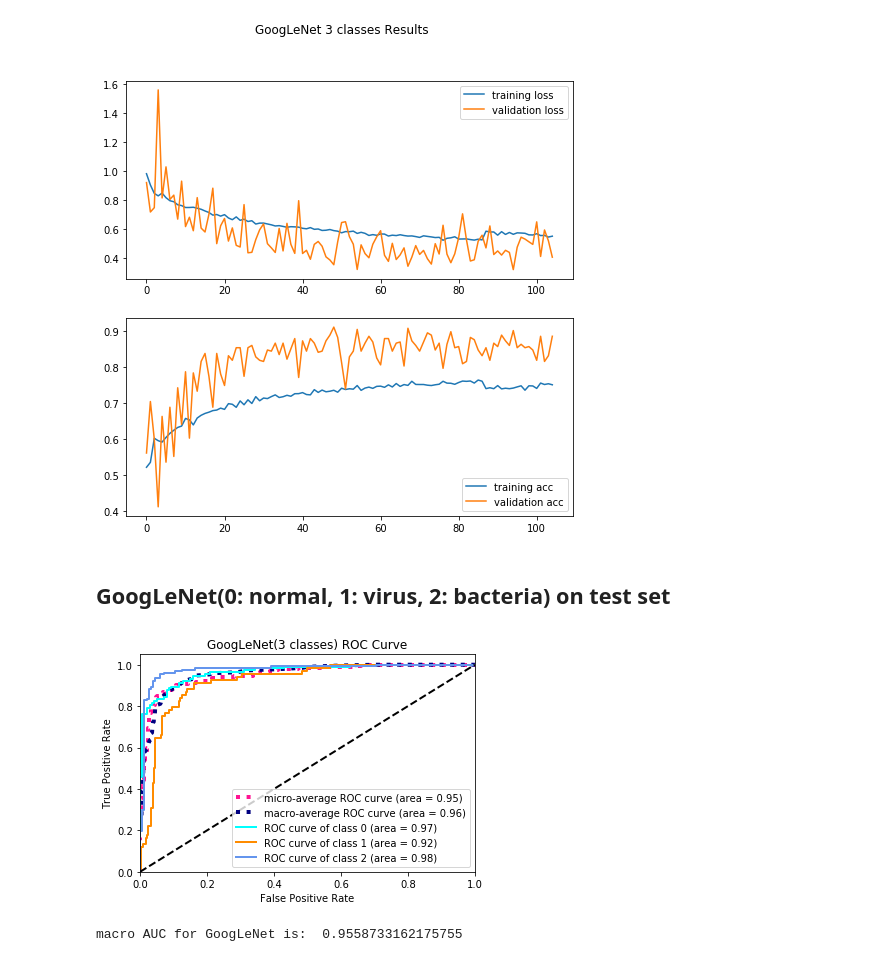
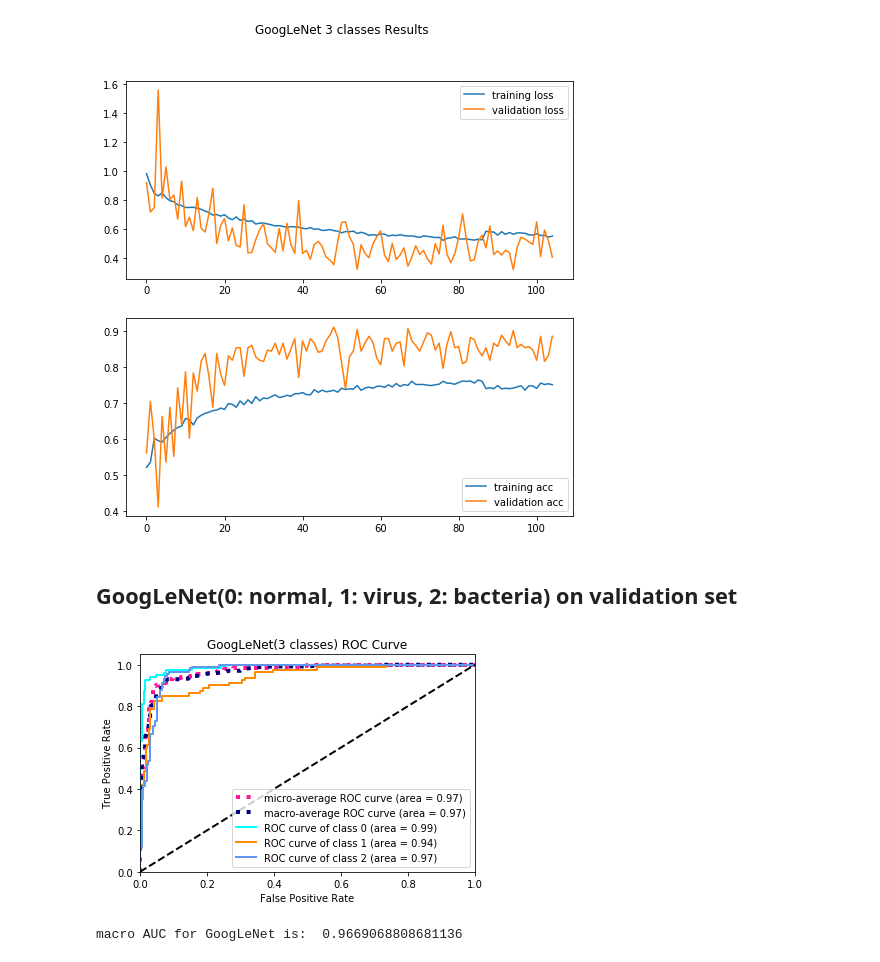
Before and after one commit to zyy2929/DeepLearningForMedicine, a Jupyter notebook: Code/visualization_results.ipynb, the cells around one changed output. Saved outputs shown, nothing was run; the diff lists cells and outputs as text; code cells hidden in the pictures.

```diff
--- a/Code/visualization_results.ipynb
+++ b/Code/visualization_results.ipynb
@@ -275,12 +218,12 @@ plt.savefig('GoogLeNet_3classestrain.jpeg')
 # %% [output]
 [figure]
 # %% [markdown]
-## GoogLeNet(0: normal, 1: virus, 2: bacteria) on test set
+## GoogLeNet(0: normal, 1: virus, 2: bacteria) on validation set
 # %%
-y_s, y_t=inference(model,test_loader)
+y_s, y_t=inference(model,valid_loader)
 r_AUC = get_AUC(y_s, y_t, True)
 print('macro AUC for GoogLeNet is: ', r_AUC["macro"])
 # %% [output]
-[figure, old version]
+[figure, new version]
-macro AUC for GoogLeNet is:  0.9558733162175755
+macro AUC for GoogLeNet is:  0.9669068808681136
 # %%
```
Also changed, not shown: parts of 8 cells of this notebook, 6 other files.
